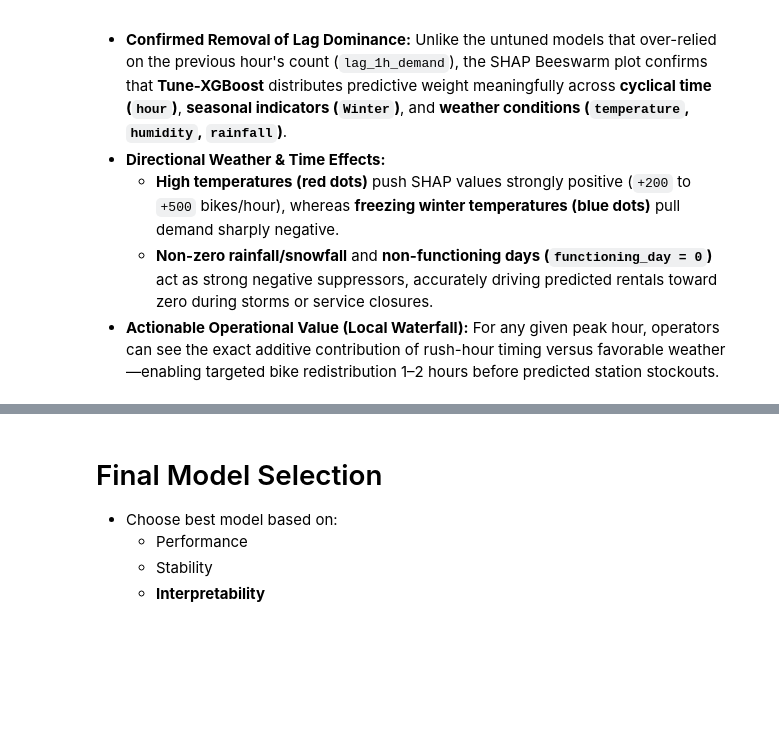
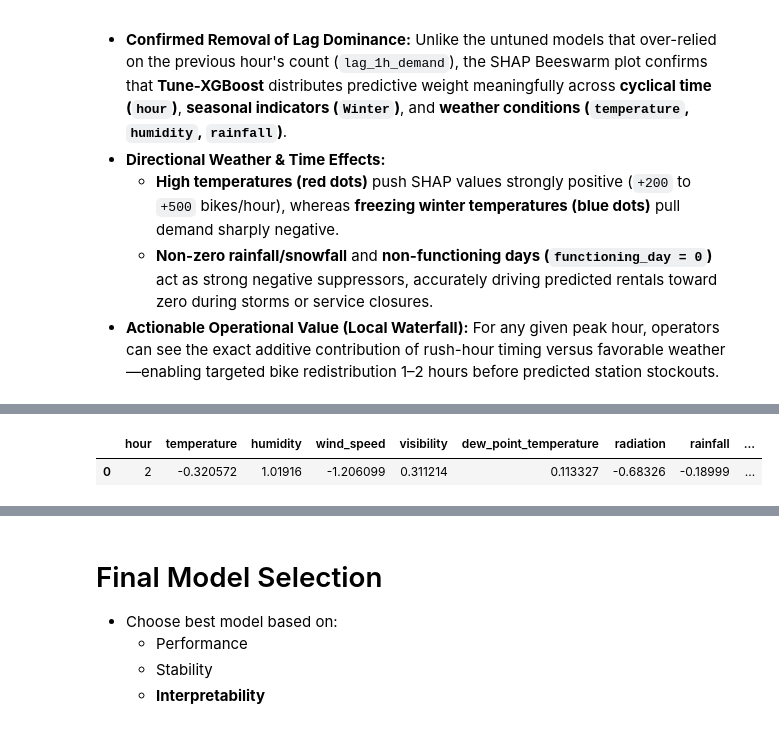
Before and after one commit to Talha-Fakhar/SeoulBikeData, a Jupyter notebook: SeoulBikeData.ipynb, the cells around one changed output, grey strips where cells are left out. Drawn from its saved outputs; the diff is of its cells as text; code cells hidden in the pictures; blank space fills up the shorter version.

```diff
--- a/SeoulBikeData.ipynb
+++ b/SeoulBikeData.ipynb
@@ -903,7 +904,7 @@ The other model above value of RSME are above 200, except for these 2(RF and XGB
 - Check:
     - Overfitting (train vs validation gap)
 # %%
-from sklearn.metrics import mean_squared_error, mean_absolute_error
+from sklearn.metrics import mean_squared_error, mean_absolute_error, r2_score
 from sklearn.model_selection import TimeSeriesSplit
 import numpy as np
 import pandas as pd
@@ -939,13 +940,14 @@ for name, model in models.items():
         train_rmse_list.append(np.sqrt(mean_squared_error(y_t, train_preds)))
         val_rmse_list.append(np.sqrt(mean_squared_error(y_v, val_preds)))
         val_mae_list.append(mean_absolute_error(y_v, val_preds))
+        vale_r2 = r2_score(y_v, val_preds)
 
     results.append({
         "Model": name,
         "Train RMSE": np.mean(train_rmse_list),
         "Val RMSE": np.mean(val_rmse_list),
         "Val MAE": np.mean(val_mae_list),
-        "RMSE Gap": np.mean(val_rmse_list) - np.mean(train_rmse_list)
+        "Val R2": vale_r2,
     })
 
 # Display as a DataFrame
@@ -1168,13 +1170,15 @@ for name, model in models.items():
         train_rmse_list.append(np.sqrt(mean_squared_error(y_t, train_preds)))
         val_rmse_list.append(np.sqrt(mean_squared_error(y_v, val_preds)))
         val_mae_list.append(mean_absolute_error(y_v, val_preds))
+        val_r2 = r2_score(y_v, val_preds)
 
     results.append({
         "Model": name,
         "Train RMSE": np.mean(train_rmse_list),
         "Val RMSE": np.mean(val_rmse_list),
         "Val MAE": np.mean(val_mae_list),
-        "RMSE Gap": np.mean(val_rmse_list) - np.mean(train_rmse_list)
+        "RMSE Gap": np.mean(val_rmse_list) - np.mean(train_rmse_list),
+        "Val R2": val_r2
     })
 
 # Display as a DataFrame
@@ -1207,11 +1217,13 @@ for name, model in models.items():
     # Calculate metrics
     rmse = np.sqrt(mean_squared_error(y_test, test_preds))
     mae = mean_absolute_error(y_test, test_preds)
+    r2 = r2_score(y_test, test_preds)
 
     final_results.append({
         "Model": name,
         "Test RMSE": rmse,
-        "Test MAE": mae
+        "Test MAE": mae,
+        "Test R2": r2
     })
 
 final_perf_df = pd.DataFrame(final_results)
@@ -1303,0 +1323,73 @@ Predicted Rentals:  2228 bikes
+# %%
+import dice_ml
+import pandas as pd
+import numpy as np
+
+# 1. Prepare clean numeric background DataFrame & X_test
+target_col = "rented_bike_count"
+feature_cols = list(X_test.columns)
+
+full_background_df = df_final[feature_cols + [target_col]].copy()
+X_test_clean = X_test[feature_cols].copy()
+
+for df_tmp in [full_background_df, X_test_clean]:
+    for col in df_tmp.columns:
+        if df_tmp[col].dtype == "bool":
+            df_tmp[col] = df_tmp[col].astype(int)
+        else:
+            df_tmp[col] = pd.to_numeric(df_tmp[col], errors="coerce")
+
+# 2. Wrapper class so XGBoost never receives 'object' dtypes from DiCE
+class NumericXGBWrapper:
+    def __init__(self, model, feature_names):
+        self.model = model
+        self.feature_names = feature_names
+
+    def predict(self, X):
+        if not isinstance(X, pd.DataFrame):
+            X = pd.DataFrame(X, columns=self.feature_names)
+        else:
+            X = X[self.feature_names].copy()
+        X = X.apply(pd.to_numeric, errors="coerce").astype(float)
+        return self.model.predict(X)
+
+# 3. Identify continuous vs. categorical columns
+continuous_cols = [
+    col for col in feature_cols
+    if full_background_df[col].nunique() > 10
+]
+
+d = dice_ml.Data(
+    dataframe=full_background_df,
+    continuous_features=continuous_cols,
+    outcome_name=target_col
+)
+
+# 4. Pass the wrapped model into DiCE
+wrapped_xgb = NumericXGBWrapper(best_xgb, feature_cols)
+m = dice_ml.Model(
+    model=wrapped_xgb,
+    backend="sklearn",
+    model_type="regressor"
+)
+
+exp_dice = dice_ml.Dice(d, m, method="genetic")
+
+# 5. Pick a low-demand hour and generate counterfactuals
+preds = wrapped_xgb.predict(X_test_clean)
+low_demand_idx = (preds < 400).nonzero()[0][0]
+query_instance = X_test_clean.iloc[[low_demand_idx]]
+
+print(f"Original Predicted Demand: {preds[low_demand_idx]:.1f} bikes/hour")
+
+weather_time_features = [c for c in feature_cols if "lag" not in c.lower()]
+
+dice_exp = exp_dice.generate_counterfactuals(
+    query_instance,
+    total_CFs=3,
+    desired_range=[1200, 1800],
+    features_to_vary=weather_time_features,
+)
+
+dice_exp.visualize_as_dataframe(show_only_changes=True)
+# %% [output]
@@ -1303,0 +1398,2 @@ Predicted Rentals:  2228 bikes
+|  | hour | temperature | humidity | wind_speed | visibility | dew_point_temperature | radiation | rainfall | ... |
+| 0 | 2 | -0.320572 | 1.01916 | -1.206099 | 0.311214 | 0.113327 | -0.68326 | -0.18999 | ... |
```
Also changed, not shown: parts of 10 cells of this notebook.
